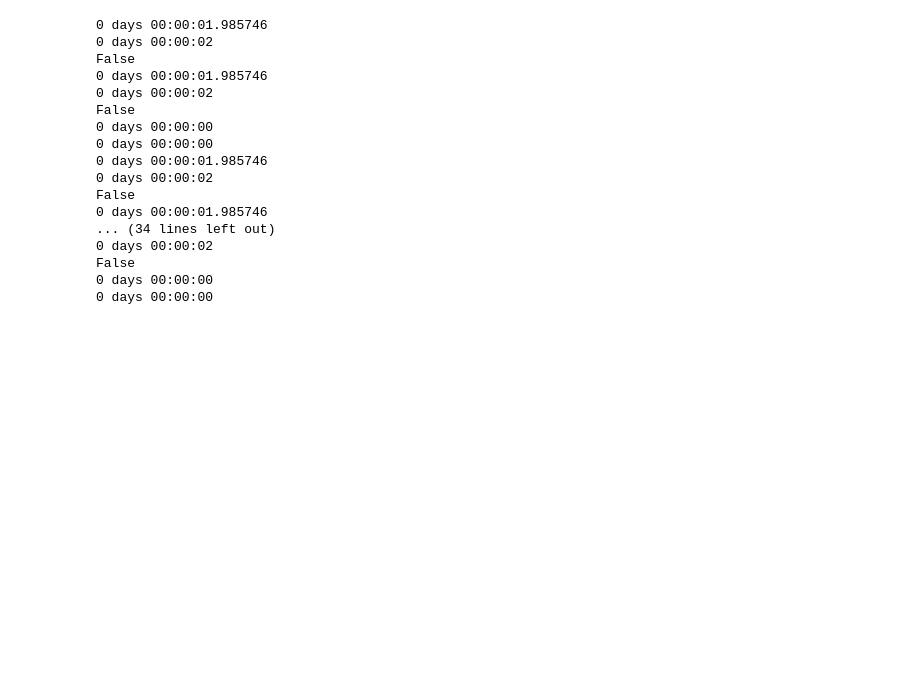
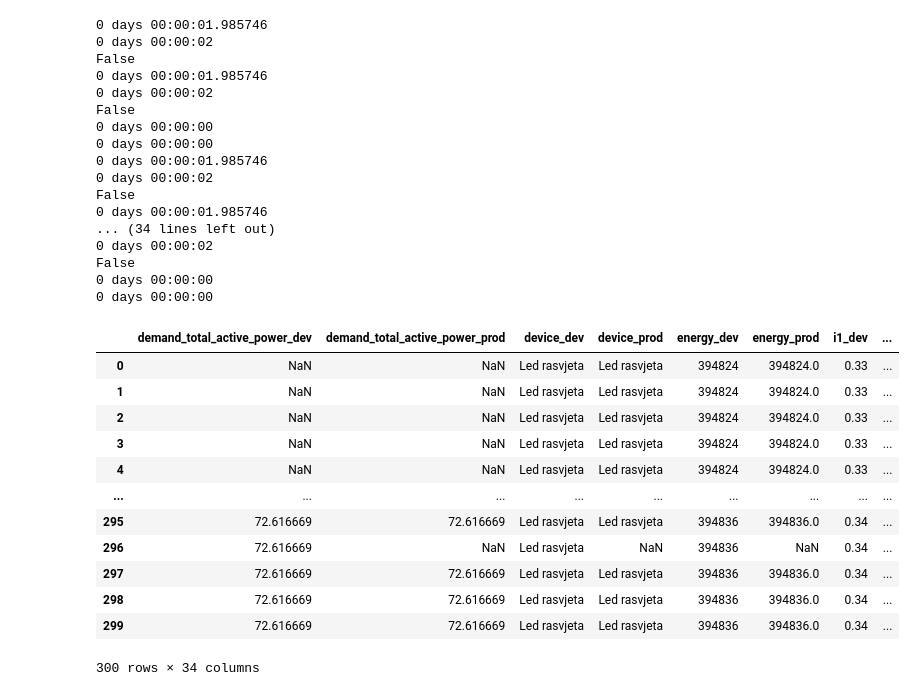
Before and after one commit to mateacvetkovic/Zavrsni-rad, a Jupyter notebook: usporedba/usporedba.ipynb, the cells around one changed output. Drawn from its saved outputs; the diff is of its cells as text; code cells hidden in the pictures; blank space fills up the shorter version.

```diff
--- a/usporedba/usporedba.ipynb
+++ b/usporedba/usporedba.ipynb
@@ -202,0 +250,17 @@ False
+# %%
+df = pd.read_csv(r'merged/{}_merged.csv'.format('Led rasvjeta'), parse_dates=['time_dev', 'time_prod'], encoding='latin1')
+df
+# %% [output]
+|  | demand_total_active_power_dev | demand_total_active_power_prod | device_dev | device_prod | energy_dev | energy_prod | i1_dev | ... |
+| 0 | NaN | NaN | Led rasvjeta | Led rasvjeta | 394824 | 394824.0 | 0.33 | ... |
+| 1 | NaN | NaN | Led rasvjeta | Led rasvjeta | 394824 | 394824.0 | 0.33 | ... |
+| 2 | NaN | NaN | Led rasvjeta | Led rasvjeta | 394824 | 394824.0 | 0.33 | ... |
+| 3 | NaN | NaN | Led rasvjeta | Led rasvjeta | 394824 | 394824.0 | 0.33 | ... |
+| 4 | NaN | NaN | Led rasvjeta | Led rasvjeta | 394824 | 394824.0 | 0.33 | ... |
+| ... | ... | ... | ... | ... | ... | ... | ... | ... |
+| 295 | 72.616669 | 72.616669 | Led rasvjeta | Led rasvjeta | 394836 | 394836.0 | 0.34 | ... |
+| 296 | 72.616669 | NaN | Led rasvjeta | NaN | 394836 | NaN | 0.34 | ... |
+| 297 | 72.616669 | 72.616669 | Led rasvjeta | Led rasvjeta | 394836 | 394836.0 | 0.34 | ... |
+| 298 | 72.616669 | 72.616669 | Led rasvjeta | Led rasvjeta | 394836 | 394836.0 | 0.34 | ... |
+| 299 | 72.616669 | 72.616669 | Led rasvjeta | Led rasvjeta | 394836 | 394836.0 | 0.34 | ... |
+300 rows × 34 columns
```
Also changed, not shown: parts of 3 cells of this notebook, 18 other files.
